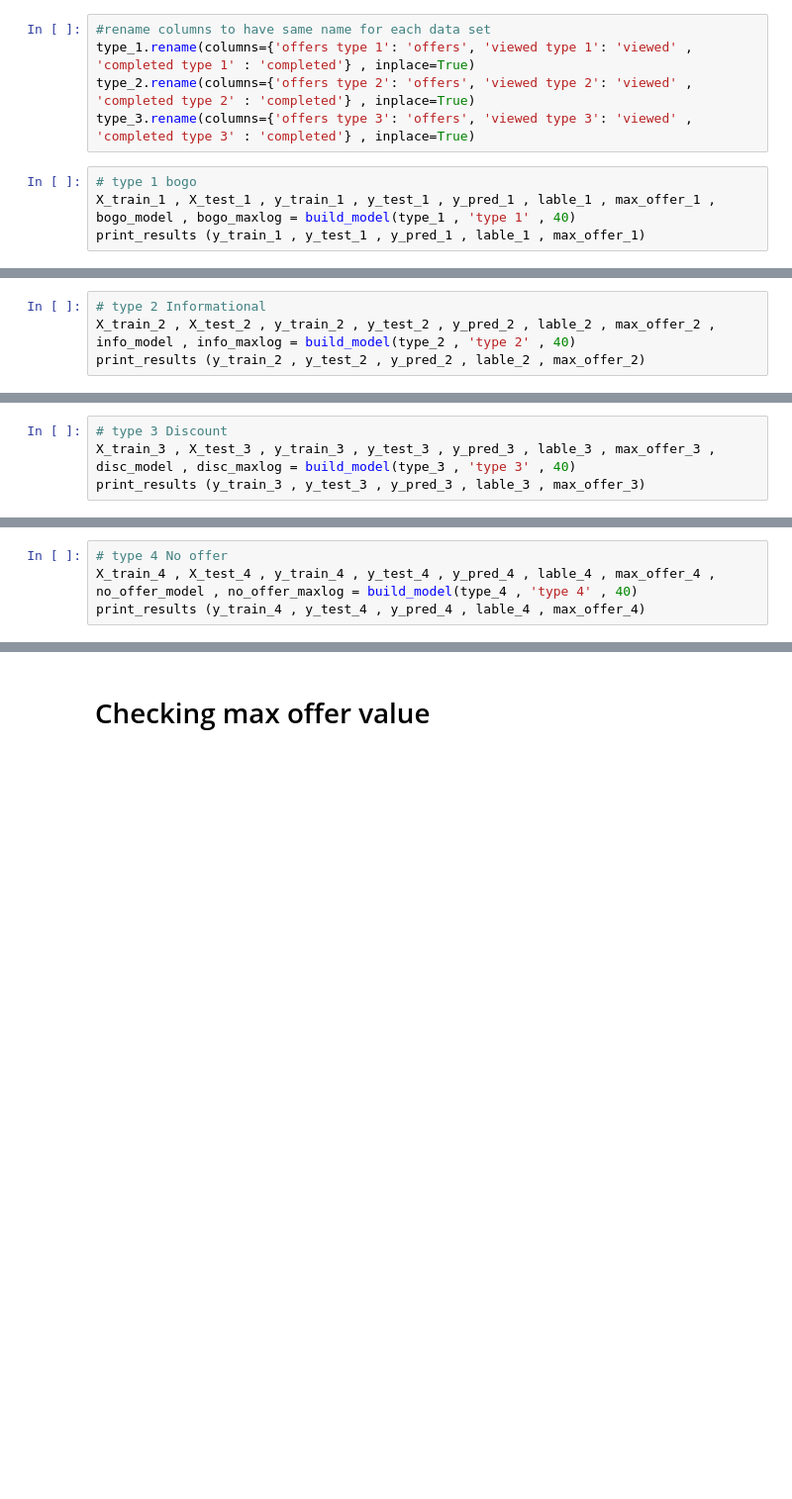
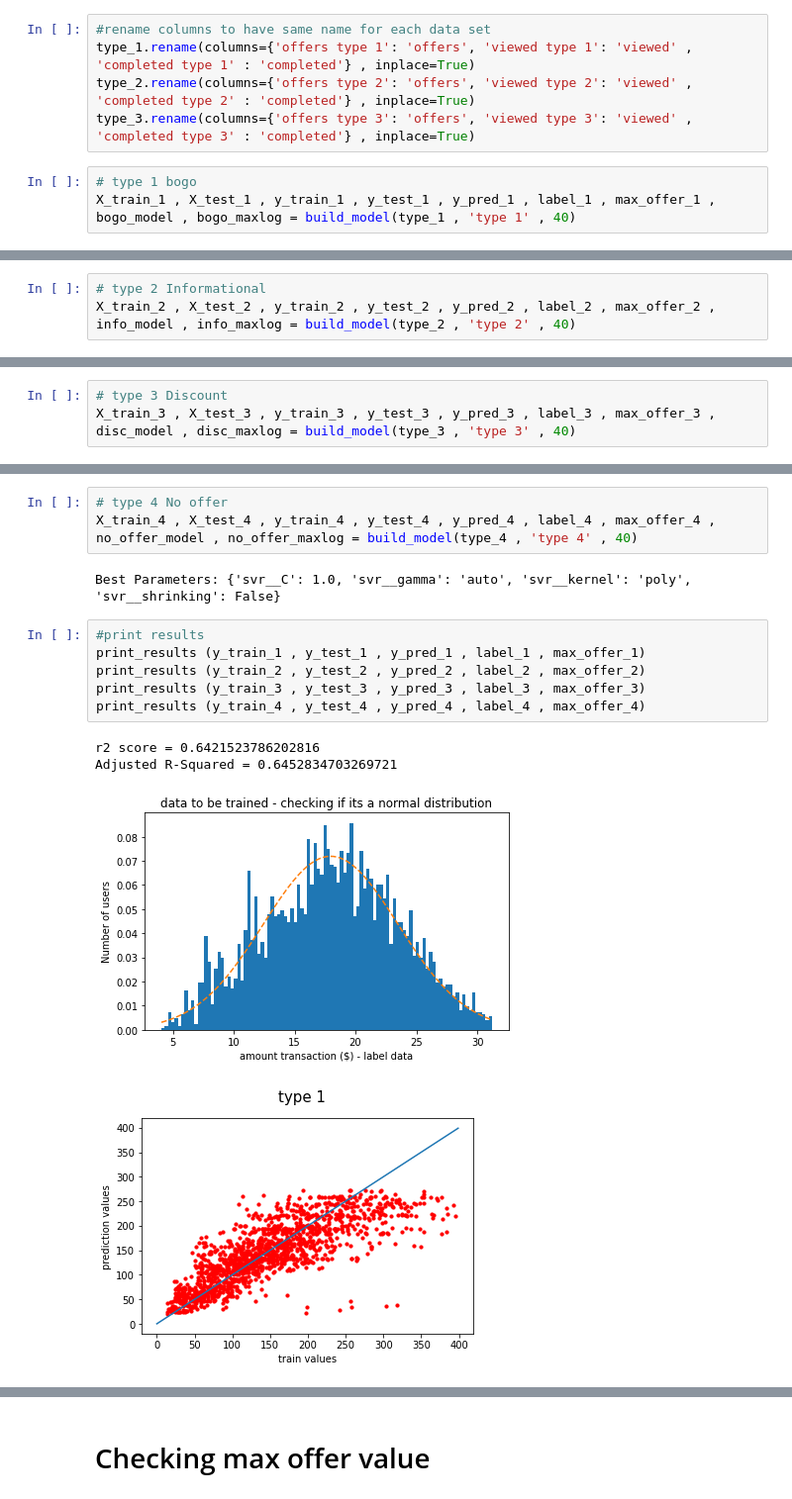
Before and after one commit to agonfo/u03_capstone_starbucks, a Jupyter notebook: 03 - model.ipynb, the cells around one changed output, grey strips where cells are left out. Shown at 99% size. Cells and saved outputs as stored; diff of their text form; blank space fills up the shorter version.

```diff
--- a/03 - model.ipynb
+++ b/03 - model.ipynb
@@ -271,5 +270,4 @@ type_2.rename(columns={'offers type 2': 'offers', 'viewed type 2': 'viewed' , 'c
 type_3.rename(columns={'offers type 3': 'offers', 'viewed type 3': 'viewed' , 'completed type 3' : 'completed'} , inplace=True)
 # %%
 # type 1 bogo
-X_train_1 , X_test_1 , y_train_1 , y_test_1 , y_pred_1 , lable_1 , max_offer_1 , bogo_model , bogo_maxlog = build_model(type_1 , 'type 1' , 40)
-print_results (y_train_1 , y_test_1 , y_pred_1 , lable_1 , max_offer_1)
+X_train_1 , X_test_1 , y_train_1 , y_test_1 , y_pred_1 , label_1 , max_offer_1 , bogo_model , bogo_maxlog = build_model(type_1 , 'type 1' , 40)
@@ -276,4 +276,3 @@ print_results (y_train_1 , y_test_1 , y_pred_1 , lable_1 , max_offer_1)
 # %%
 # type 2 Informational
-X_train_2 , X_test_2 , y_train_2 , y_test_2 , y_pred_2 , lable_2 , max_offer_2 , info_model , info_maxlog = build_model(type_2 , 'type 2' , 40)
-print_results (y_train_2 , y_test_2 , y_pred_2 , lable_2 , max_offer_2)
+X_train_2 , X_test_2 , y_train_2 , y_test_2 , y_pred_2 , label_2 , max_offer_2 , info_model , info_maxlog = build_model(type_2 , 'type 2' , 40)
@@ -280,4 +281,3 @@ print_results (y_train_2 , y_test_2 , y_pred_2 , lable_2 , max_offer_2)
 # %%
 # type 3 Discount
-X_train_3 , X_test_3 , y_train_3 , y_test_3 , y_pred_3 , lable_3 , max_offer_3 , disc_model , disc_maxlog = build_model(type_3 , 'type 3' , 40)
-print_results (y_train_3 , y_test_3 , y_pred_3 , lable_3 , max_offer_3)
+X_train_3 , X_test_3 , y_train_3 , y_test_3 , y_pred_3 , label_3 , max_offer_3 , disc_model , disc_maxlog = build_model(type_3 , 'type 3' , 40)
@@ -284,4 +286,16 @@ print_results (y_train_3 , y_test_3 , y_pred_3 , lable_3 , max_offer_3)
 # %%
 # type 4 No offer
-X_train_4 , X_test_4 , y_train_4 , y_test_4 , y_pred_4 , lable_4 , max_offer_4 , no_offer_model , no_offer_maxlog = build_model(type_4 , 'type 4' , 40)
-print_results (y_train_4 , y_test_4 , y_pred_4 , lable_4 , max_offer_4)
+X_train_4 , X_test_4 , y_train_4 , y_test_4 , y_pred_4 , label_4 , max_offer_4 , no_offer_model , no_offer_maxlog = build_model(type_4 , 'type 4' , 40)
+# %% [output]
+Best Parameters: {'svr__C': 1.0, 'svr__gamma': 'auto', 'svr__kernel': 'poly', 'svr__shrinking': False}
+# %%
+#print results
+print_results (y_train_1 , y_test_1 , y_pred_1 , label_1 , max_offer_1)
+print_results (y_train_2 , y_test_2 , y_pred_2 , label_2 , max_offer_2)
+print_results (y_train_3 , y_test_3 , y_pred_3 , label_3 , max_offer_3)
+print_results (y_train_4 , y_test_4 , y_pred_4 , label_4 , max_offer_4)
+# %% [output]
+r2 score = 0.6421523786202816
+Adjusted R-Squared = 0.6452834703269721
+[figure, added]
+[figure, added]
```
Also changed, not shown: parts of 16 cells of this notebook.
